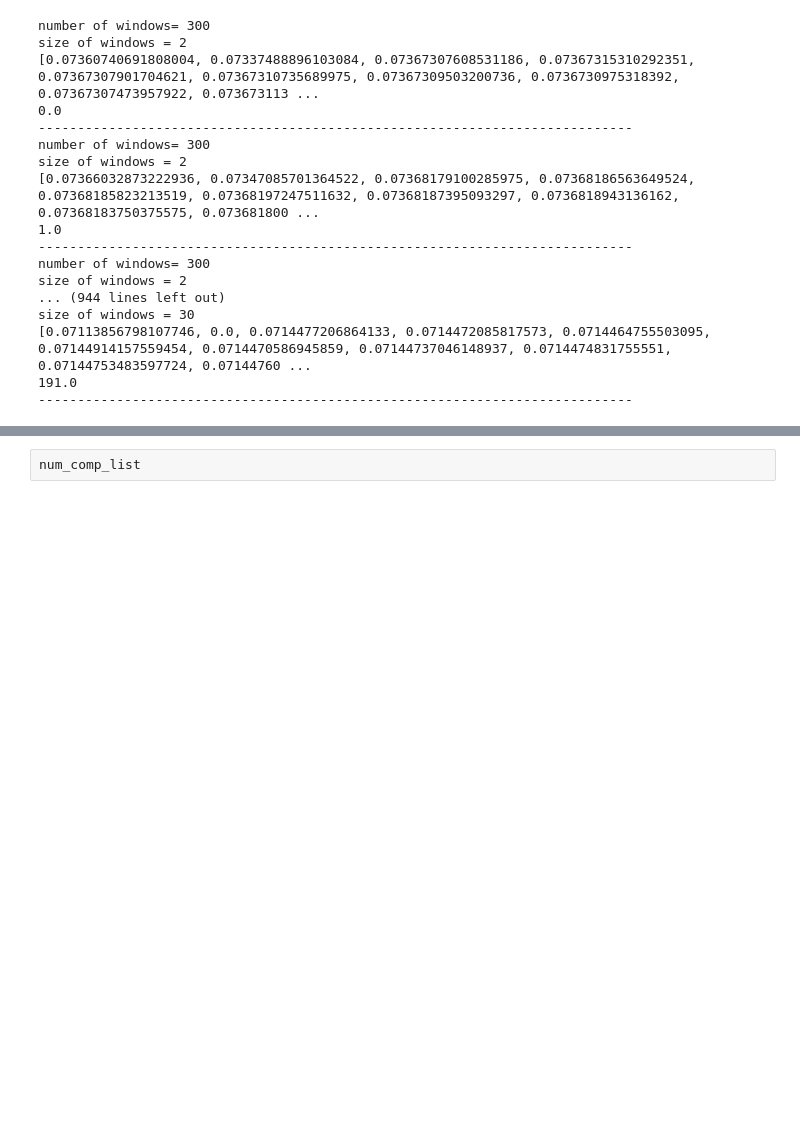
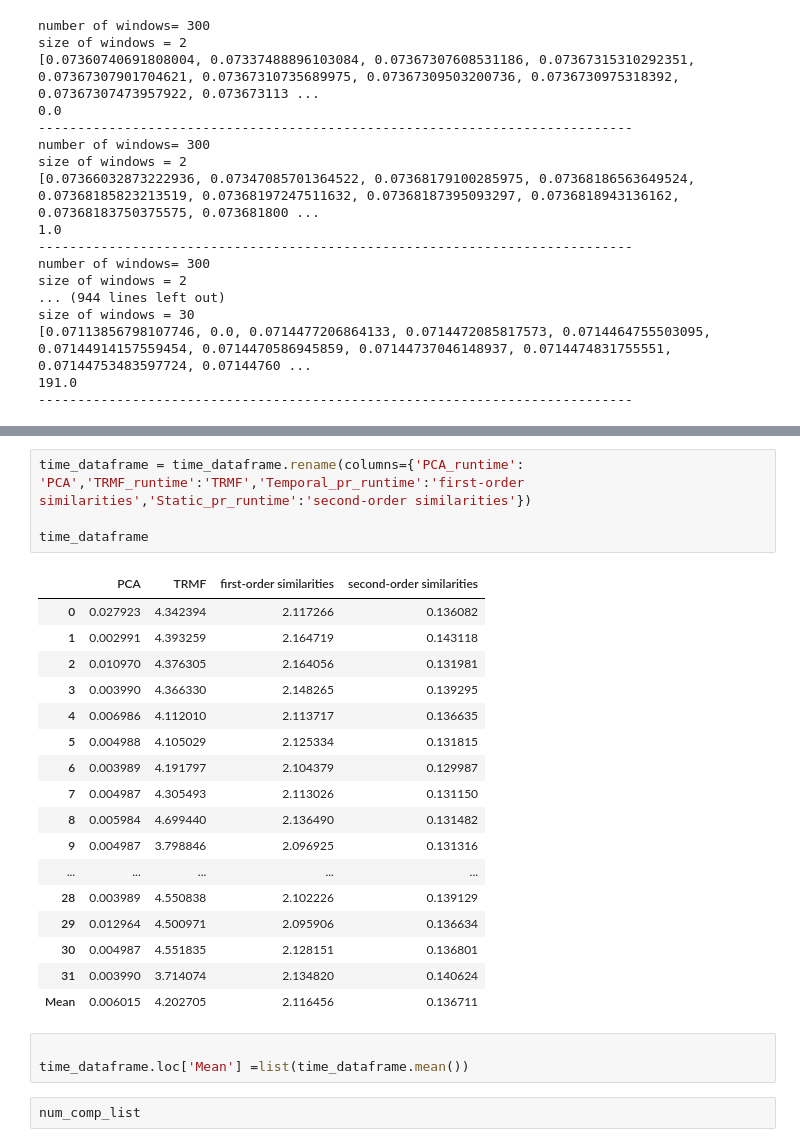
Before and after one commit to sepidCs/codes, a Jupyter notebook: experiments/compare_all_methods.ipynb, the cells around one changed output, grey strips where cells are left out. Cells and saved outputs as stored; diff of their text form; blank space fills up the shorter version.

```diff
--- a/experiments/compare_all_methods.ipynb
+++ b/experiments/compare_all_methods.ipynb
@@ -402,3 +395,28 @@ dtype: float64
+# %%
+time_dataframe = time_dataframe.rename(columns={'PCA_runtime': 'PCA','TRMF_runtime':'TRMF','Temporal_pr_runtime':'first-order similarities','Static_pr_runtime':'second-order similarities'})
+
+time_dataframe
+# %% [output]
+|  | PCA | TRMF | first-order similarities | second-order similarities |
+| 0 | 0.027923 | 4.342394 | 2.117266 | 0.136082 |
+| 1 | 0.002991 | 4.393259 | 2.164719 | 0.143118 |
+| 2 | 0.010970 | 4.376305 | 2.164056 | 0.131981 |
+| 3 | 0.003990 | 4.366330 | 2.148265 | 0.139295 |
+| 4 | 0.006986 | 4.112010 | 2.113717 | 0.136635 |
+| 5 | 0.004988 | 4.105029 | 2.125334 | 0.131815 |
+| 6 | 0.003989 | 4.191797 | 2.104379 | 0.129987 |
+| 7 | 0.004987 | 4.305493 | 2.113026 | 0.131150 |
+| 8 | 0.005984 | 4.699440 | 2.136490 | 0.131482 |
+| 9 | 0.004987 | 3.798846 | 2.096925 | 0.131316 |
+| ... | ... | ... | ... | ... |
+| 28 | 0.003989 | 4.550838 | 2.102226 | 0.139129 |
+| 29 | 0.012964 | 4.500971 | 2.095906 | 0.136634 |
+| 30 | 0.004987 | 4.551835 | 2.128151 | 0.136801 |
+| 31 | 0.003990 | 3.714074 | 2.134820 | 0.140624 |
+| Mean | 0.006015 | 4.202705 | 2.116456 | 0.136711 |
+# %%
+
+time_dataframe.loc['Mean'] =list(time_dataframe.mean())
 # %%
 num_comp_list
 # %% [output]
```
Also changed, not shown: parts of 11 cells of this notebook.
